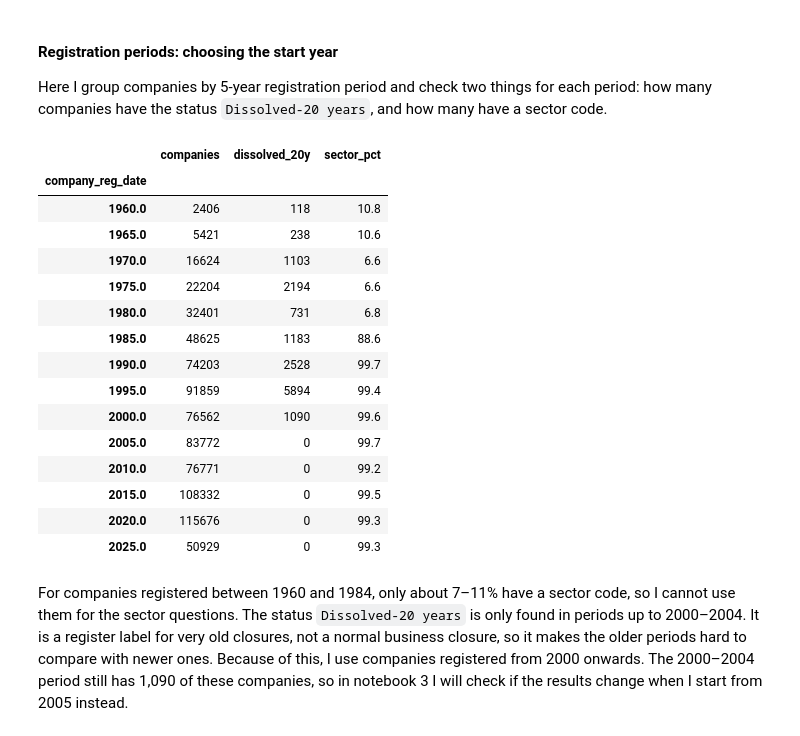
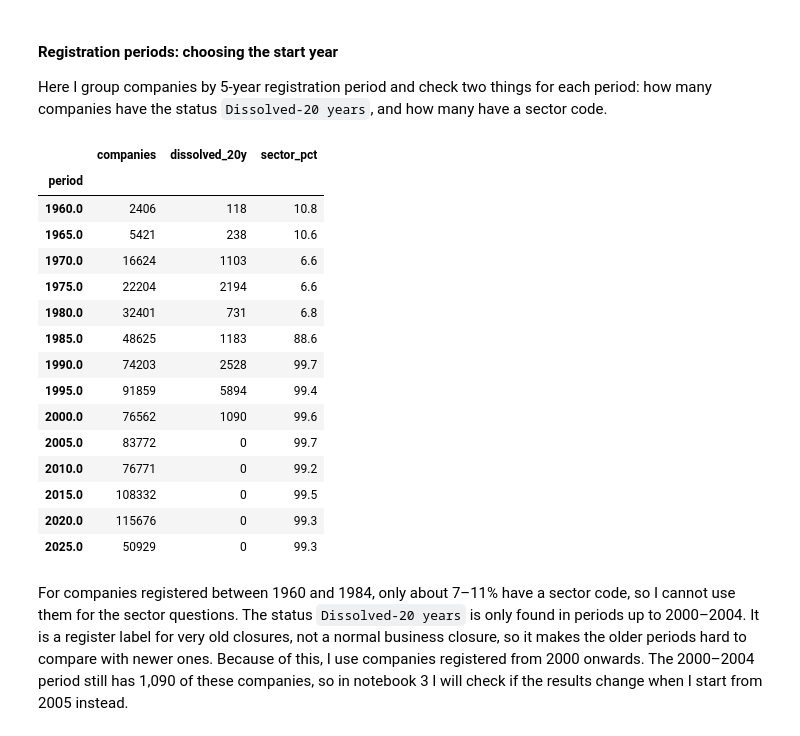
Before and after one commit to temulenbd/irish-company-survival-analysis, a Jupyter notebook: notebooks/1_data_preparation.ipynb, the cells around one changed output. Saved outputs shown, nothing was run; the diff lists cells and outputs as text; code cells hidden in the pictures.

```diff
--- a/notebooks/1_data_preparation.ipynb
+++ b/notebooks/1_data_preparation.ipynb
@@ -292,24 +292,27 @@ Only one company has the date 1753. Its record has no address details and severa
 #### Registration periods: choosing the start year
 Here I group companies by 5-year registration period and check two things for each period: how many companies have the status `Dissolved-20 years`, and how many have a sector code.
 # %%
+# Registration year from the converted registration date
+reg_year = reg_date.dt.year
+
 # 5-year registration period (for example 2003 becomes 2000)
-period = (reg_date.dt.year // 5) * 5
+period = ((reg_year // 5) * 5).rename("period")
 
 # Companies with the status Dissolved-20 years, and companies with any sector code
 is_dissolved_20y = companies["company_status"].str.strip() == "Dissolved-20 years"
 has_sector = companies["nace_v2_code"].notna() | companies["princ_object_code"].notna()
 
 # Count, Dissolved-20 years and % with a sector code, per period
 period_summary = pd.DataFrame({
     "companies": period.value_counts(),
     "dissolved_20y": is_dissolved_20y.groupby(period).sum(),
     "sector_pct": (has_sector.groupby(period).mean() * 100).round(1),
 }).sort_index()
 
 period_summary[period_summary.index >= 1960]
 # %% [output]
 |  | companies | dissolved_20y | sector_pct |
-| company_reg_date |  |  |  |
+| period |  |  |  |
 | 1960.0 | 2406 | 118 | 10.8 |
 | 1965.0 | 5421 | 238 | 10.6 |
 | 1970.0 | 16624 | 1103 | 6.6 |
```
Also changed, not shown: parts of 40 cells of this notebook, 1 other file.
